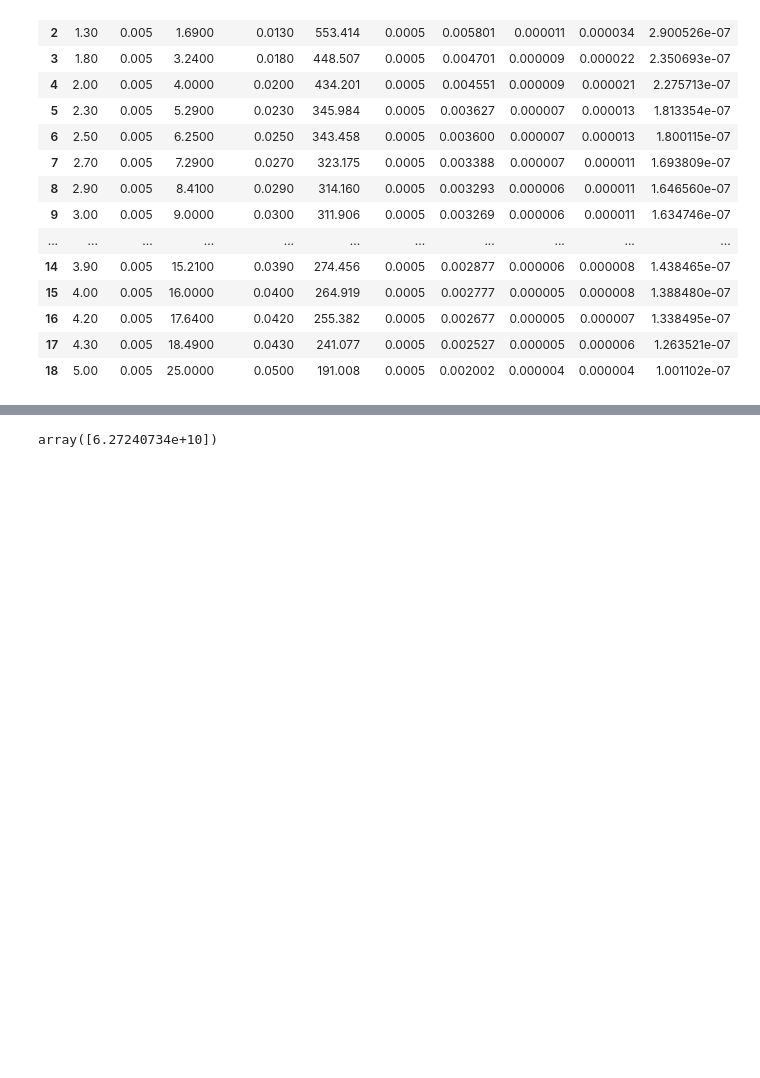
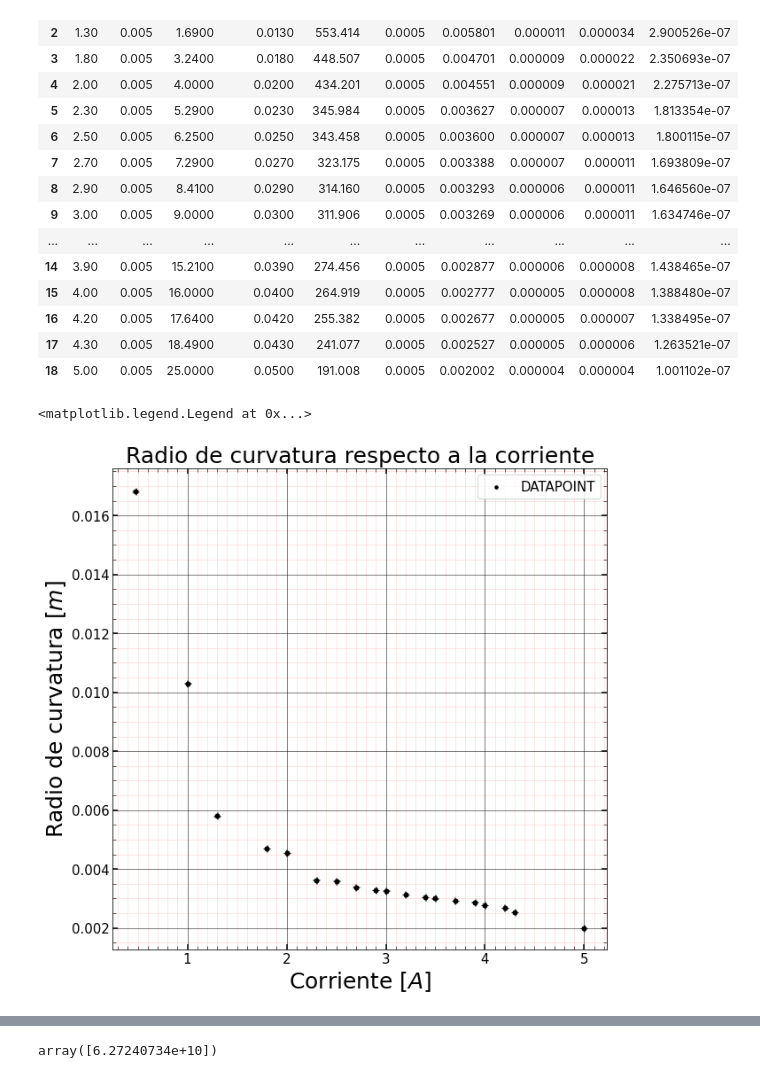
Before and after one commit to ojedarcelo/electrocodigos, a Jupyter notebook: lab3/lab_3_electro.ipynb, the cells around one changed output, grey strips where cells are left out. Drawn from its saved outputs; the diff is of its cells as text; code cells hidden in the pictures; blank space fills up the shorter version.

```diff
--- a/lab3/lab_3_electro.ipynb
+++ b/lab3/lab_3_electro.ipynb
@@ -165,6 +165,30 @@ imagenes_data
 | 16 | 4.20 | 0.005 | 17.6400 | 0.0420 | 255.382 | 0.0005 | 0.002677 | 0.000005 | 0.000007 | 1.338495e-07 |
 | 17 | 4.30 | 0.005 | 18.4900 | 0.0430 | 241.077 | 0.0005 | 0.002527 | 0.000005 | 0.000006 | 1.263521e-07 |
 | 18 | 5.00 | 0.005 | 25.0000 | 0.0500 | 191.008 | 0.0005 | 0.002002 | 0.000004 | 0.000004 | 1.001102e-07 |
+# %%
+fig, ax1 = plt.subplots(figsize=(10, 10))
+ax1.errorbar(imagenes_data['I_A'], imagenes_data['r_m'], xerr = imagenes_data['err_I_A'], yerr = imagenes_data['err_r_m'],
+              fmt = '.', markersize = '10', ecolor = 'Black', color = 'Black',capsize=4, capthick=0.6 )
+ax1.scatter(imagenes_data['I_A'], imagenes_data['r_m'], marker=".", s=50, c="black", label='DATAPOINT')
+ax1.set_title('Radio de curvatura respecto a la corriente', fontsize=25)
+ax1.set_ylabel(r'Radio de curvatura [$m$]', fontsize=25)
+ax1.set_xlabel(r'Corriente [$A$]', fontsize=25)
+ax1.yaxis.get_offset_text().set_fontsize(15)
+
+ax1.tick_params(axis='both', labelsize=15, direction='in', right=True, top=True,
+              length=6, width=1.5, grid_color='black', grid_alpha=1, grid_linestyle="-",
+              grid_linewidth=0.5)
+
+ax1.xaxis.set_minor_locator(MultipleLocator(0.1))
+ax1.yaxis.set_minor_locator(MultipleLocator(0.0005))
+ax1.tick_params(which='minor', length=4, color='black', direction='in', top=True, right=True,
+                grid_alpha=0.2, grid_linewidth=0.5, grid_linestyle="-",grid_color='r')
+
+ax1.grid(True, which='both')
+ax1.legend(fontsize=15)
+# %% [output]
+<matplotlib.legend.Legend at 0x...>
+[figure, added]
 # %%
 def factor_curvatura(doble_voltaje, permeabilidad_vacio, vueltas_por_largo_sq, radio_sq,
                      err_volt, err_vueltas_sq, err_radio_sq):
```
Also changed, not shown: parts of 2 cells of this notebook.
